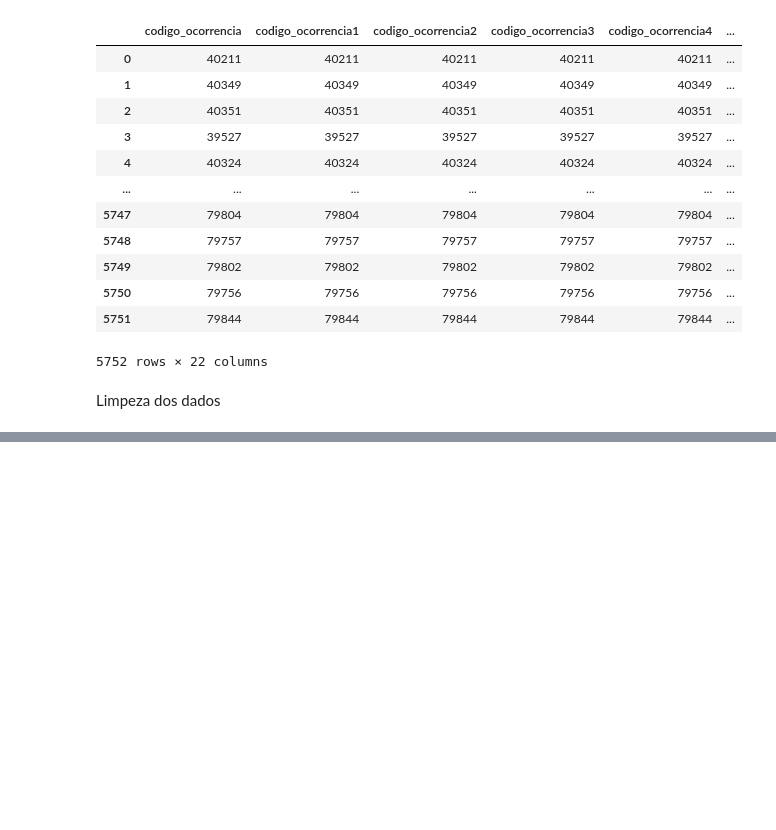
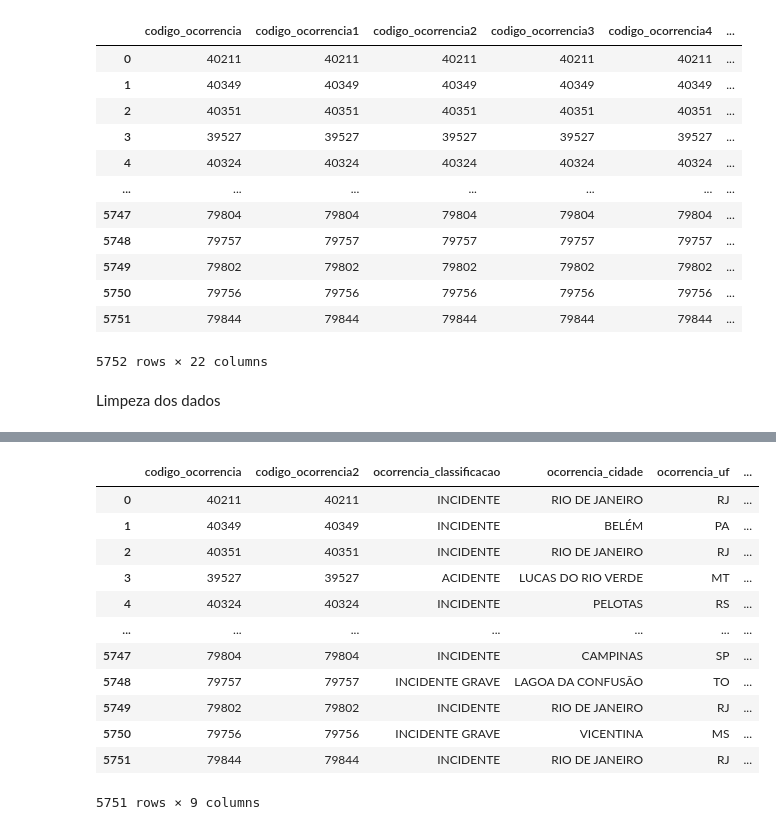
Before and after one commit to Huggyturd/portfolio-dataengineer, a Jupyter notebook: ETL/CENIPA/CENIPA.ipynb, the cells around one changed output, grey strips where cells are left out. Drawn from its saved outputs; the diff is of its cells as text; code cells hidden in the pictures; blank space fills up the shorter version.

```diff
--- a/ETL/CENIPA/CENIPA.ipynb
+++ b/ETL/CENIPA/CENIPA.ipynb
@@ -105,0 +112,2 @@ Name: investigacao_status, Length: 5752, dtype: object
+# %%
+dataframe.replace(['***','###!','####','****','*****','NULL','NaN'],pandas.NA, inplace=True)
@@ -105,0 +134,2 @@ Name: investigacao_status, Length: 5752, dtype: object
+# %%
+dataframe.drop(['codigo_ocorrencia1','codigo_ocorrencia3','codigo_ocorrencia4','ocorrencia_latitude','ocorrencia_longitude','ocorrencia_pais','investigacao_aeronave_liberada','investigacao_status','divulgacao_relatorio_numero','divulgacao_relatorio_publicado','divulgacao_dia_publicacao','total_aeronaves_envolvidas','ocorrencia_saida_pista'],axis=1,inplace=True)
@@ -105,0 +150,18 @@ Name: investigacao_status, Length: 5752, dtype: object
+# %%
+dataframe.dropna(subset=['ocorrencia_uf'],inplace=True)
+# %%
+dataframe
+# %% [output]
+|  | codigo_ocorrencia | codigo_ocorrencia2 | ocorrencia_classificacao | ocorrencia_cidade | ocorrencia_uf | ... |
+| 0 | 40211 | 40211 | INCIDENTE | RIO DE JANEIRO | RJ | ... |
+| 1 | 40349 | 40349 | INCIDENTE | BELÉM | PA | ... |
+| 2 | 40351 | 40351 | INCIDENTE | RIO DE JANEIRO | RJ | ... |
+| 3 | 39527 | 39527 | ACIDENTE | LUCAS DO RIO VERDE | MT | ... |
+| 4 | 40324 | 40324 | INCIDENTE | PELOTAS | RS | ... |
+| ... | ... | ... | ... | ... | ... | ... |
+| 5747 | 79804 | 79804 | INCIDENTE | CAMPINAS | SP | ... |
+| 5748 | 79757 | 79757 | INCIDENTE GRAVE | LAGOA DA CONFUSÃO | TO | ... |
+| 5749 | 79802 | 79802 | INCIDENTE | RIO DE JANEIRO | RJ | ... |
+| 5750 | 79756 | 79756 | INCIDENTE GRAVE | VICENTINA | MS | ... |
+| 5751 | 79844 | 79844 | INCIDENTE | RIO DE JANEIRO | RJ | ... |
+5751 rows × 9 columns
```
Also changed, not shown: parts of 6 cells of this notebook.
